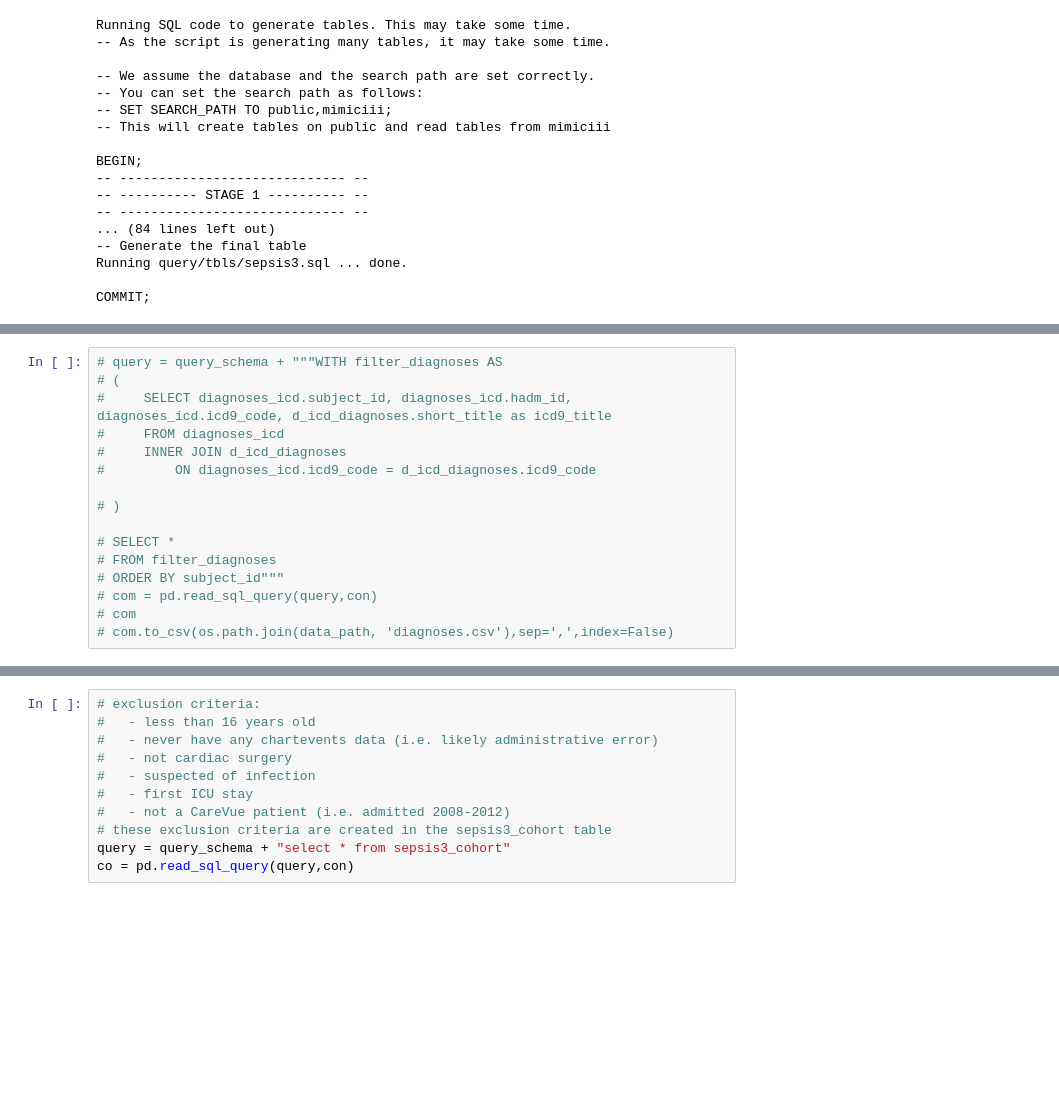
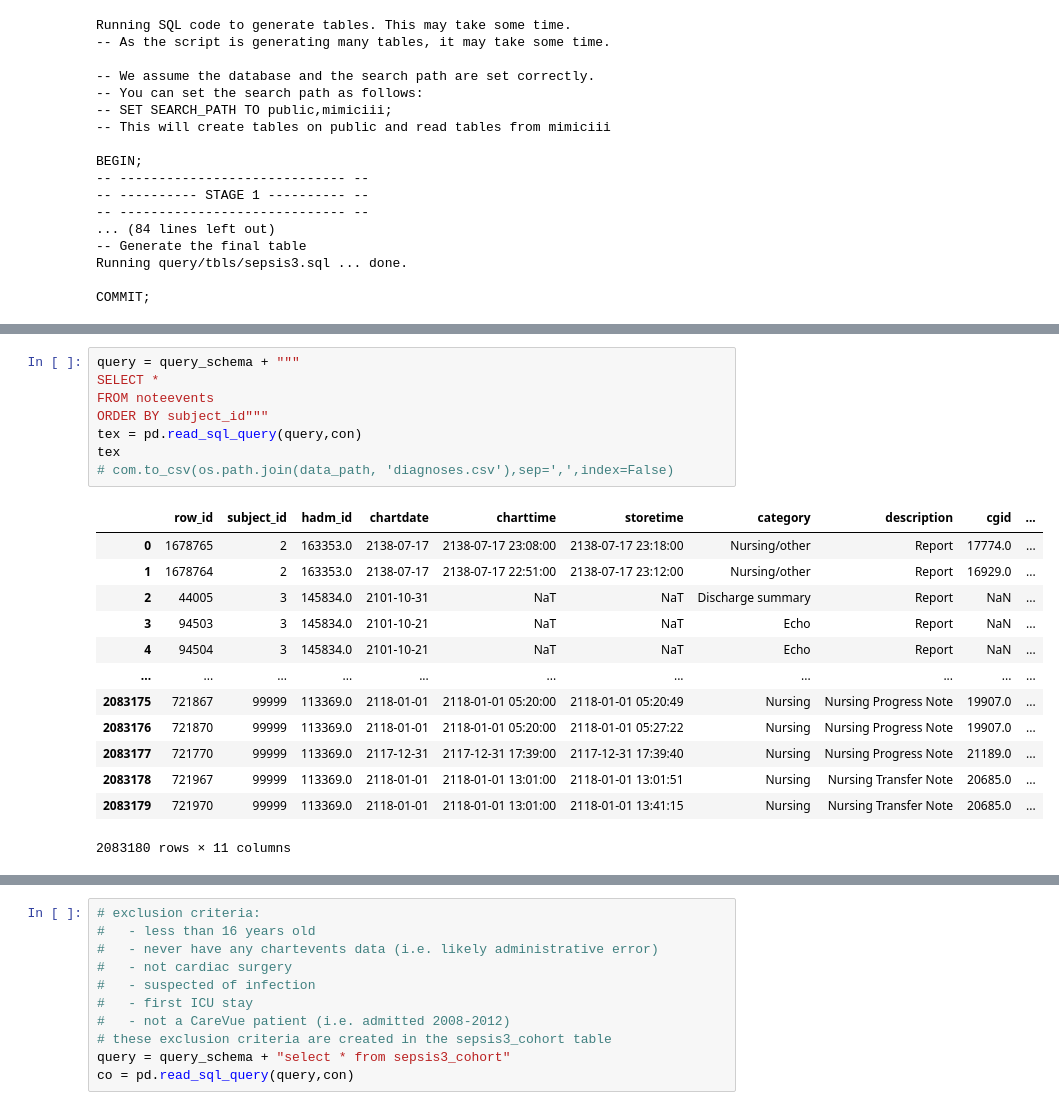
Before and after one commit to MariaBampaAI/patient_clustering_EHR, a Jupyter notebook: sepsis3_queries/sepsis-3-get-data.ipynb, the cells around one changed output, grey strips where cells are left out. Cells and saved outputs as stored; diff of their text form; blank space fills up the shorter version.

```diff
--- a/sepsis3_queries/sepsis-3-get-data.ipynb
+++ b/sepsis3_queries/sepsis-3-get-data.ipynb
@@ -127,17 +140,23 @@ COMMIT;
 # %%
-# query = query_schema + """WITH filter_diagnoses AS
-# (
-#     SELECT diagnoses_icd.subject_id, diagnoses_icd.hadm_id, diagnoses_icd.icd9_code, d_icd_diagnoses.short_title as icd9_title
-#     FROM diagnoses_icd
-#     INNER JOIN d_icd_diagnoses
-#         ON diagnoses_icd.icd9_code = d_icd_diagnoses.icd9_code
-
-# )
-
-# SELECT *
-# FROM filter_diagnoses
-# ORDER BY subject_id"""
-# com = pd.read_sql_query(query,con)
-# com
+query = query_schema + """
+SELECT *
+FROM noteevents
+ORDER BY subject_id"""
+tex = pd.read_sql_query(query,con)
+tex
 # com.to_csv(os.path.join(data_path, 'diagnoses.csv'),sep=',',index=False)
+# %% [output]
+|  | row_id | subject_id | hadm_id | chartdate | charttime | storetime | category | description | cgid | ... |
+| 0 | 1678765 | 2 | 163353.0 | 2138-07-17 | 2138-07-17 23:08:00 | 2138-07-17 23:18:00 | Nursing/other | Report | 17774.0 | ... |
+| 1 | 1678764 | 2 | 163353.0 | 2138-07-17 | 2138-07-17 22:51:00 | 2138-07-17 23:12:00 | Nursing/other | Report | 16929.0 | ... |
+| 2 | 44005 | 3 | 145834.0 | 2101-10-31 | NaT | NaT | Discharge summary | Report | NaN | ... |
+| 3 | 94503 | 3 | 145834.0 | 2101-10-21 | NaT | NaT | Echo | Report | NaN | ... |
+| 4 | 94504 | 3 | 145834.0 | 2101-10-21 | NaT | NaT | Echo | Report | NaN | ... |
+| ... | ... | ... | ... | ... | ... | ... | ... | ... | ... | ... |
+| 2083175 | 721867 | 99999 | 113369.0 | 2118-01-01 | 2118-01-01 05:20:00 | 2118-01-01 05:20:49 | Nursing | Nursing Progress Note | 19907.0 | ... |
+| 2083176 | 721870 | 99999 | 113369.0 | 2118-01-01 | 2118-01-01 05:20:00 | 2118-01-01 05:27:22 | Nursing | Nursing Progress Note | 19907.0 | ... |
+| 2083177 | 721770 | 99999 | 113369.0 | 2117-12-31 | 2117-12-31 17:39:00 | 2117-12-31 17:39:40 | Nursing | Nursing Progress Note | 21189.0 | ... |
+| 2083178 | 721967 | 99999 | 113369.0 | 2118-01-01 | 2118-01-01 13:01:00 | 2118-01-01 13:01:51 | Nursing | Nursing Transfer Note | 20685.0 | ... |
+| 2083179 | 721970 | 99999 | 113369.0 | 2118-01-01 | 2118-01-01 13:01:00 | 2118-01-01 13:41:15 | Nursing | Nursing Transfer Note | 20685.0 | ... |
+2083180 rows × 11 columns
 # %%
```
Also changed, not shown: parts of 9 cells of this notebook, 5 other files.
